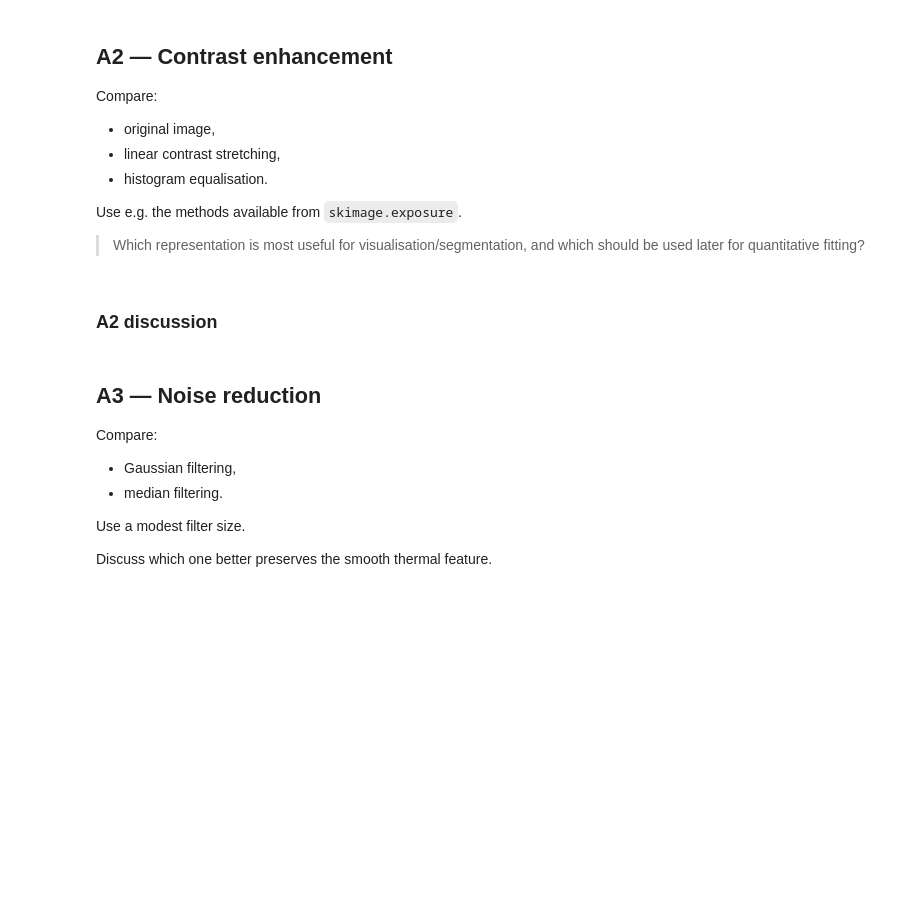
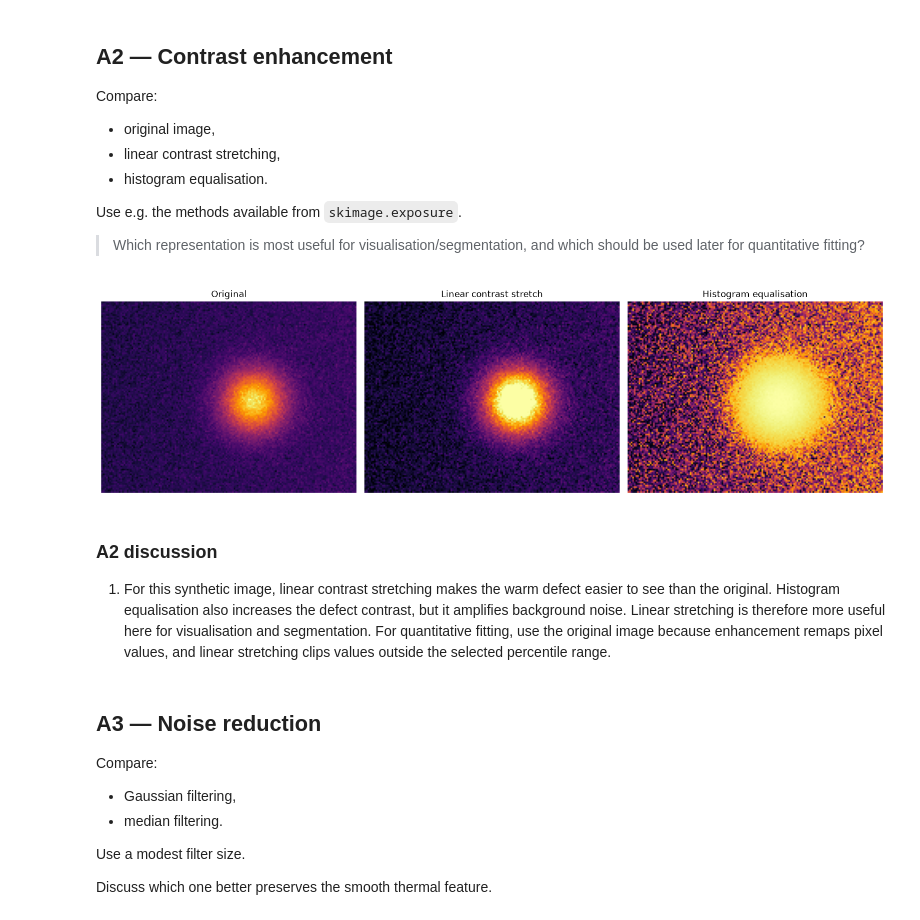
Before and after one commit to DelaneyGarikayi/OIP-Project-, a Jupyter notebook: notebooks/project/oip_final_project.ipynb, the cells around one changed output. Cells and saved outputs as stored; diff of their text form; code cells hidden in the pictures; blank space fills up the shorter version.

Commit message:
Add A2 contrast comparison

```diff
--- a/notebooks/project/oip_final_project.ipynb
+++ b/notebooks/project/oip_final_project.ipynb
@@ -190,12 +190,40 @@ Use e.g. the methods available from `skimage.exposure`.
 
 > Which representation is most useful for visualisation/segmentation, and which should be used later for quantitative fitting?
 # %%
-# Visual comparism
+# Compare the three contrast representations
 
-# YOUR CODE HERE rg
-raise NotImplementedError()
+low, high = np.percentile(synthetic_image, (2, 98))
+
+synthetic_stretched = exposure.rescale_intensity(
+    synthetic_image,
+    in_range=(low, high),
+    out_range=(0, 1),
+)
+
+synthetic_equalized = exposure.equalize_hist(synthetic_image)
+
+fig, axes = plt.subplots(1, 3, figsize=(15, 5))
+
+axes[0].imshow(synthetic_image, cmap="inferno")
+axes[0].set_title("Original")
+
+axes[1].imshow(synthetic_stretched, cmap="inferno", vmin=0, vmax=1)
+axes[1].set_title("Linear contrast stretch")
+
+axes[2].imshow(synthetic_equalized, cmap="inferno", vmin=0, vmax=1)
+axes[2].set_title("Histogram equalisation")
+
+for ax in axes:
+    ax.axis("off")
+
+fig.tight_layout()
+plt.show()
+# %% [output]
+[figure, added]
 # %% [markdown]
 ### A2 discussion
+
+1. For this synthetic image, linear contrast stretching makes the warm defect easier to see than the original. Histogram equalisation also increases the defect contrast, but it amplifies background noise. Linear stretching is therefore more useful here for visualisation and segmentation. For quantitative fitting, use the original image because enhancement remaps pixel values, and linear stretching clips values outside the selected percentile range.
 # %% [markdown]
 ## A3 — Noise reduction
 
```
Also changed, not shown: parts of 1 cell of this notebook.
